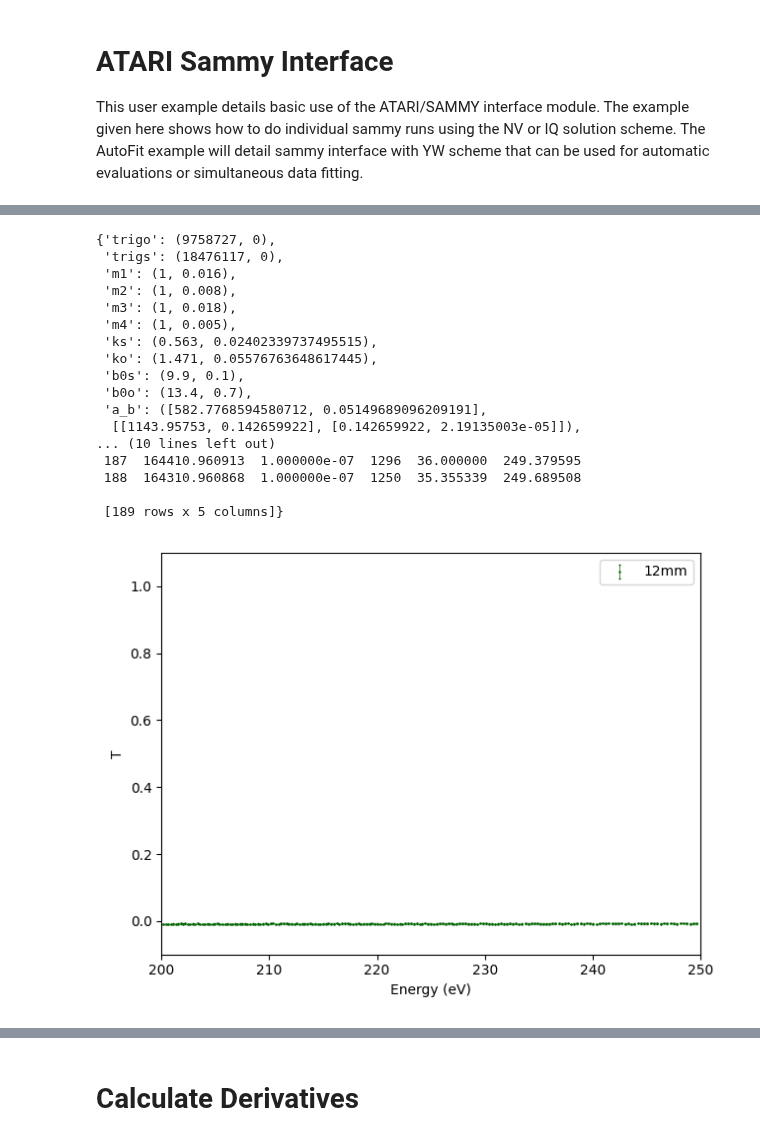
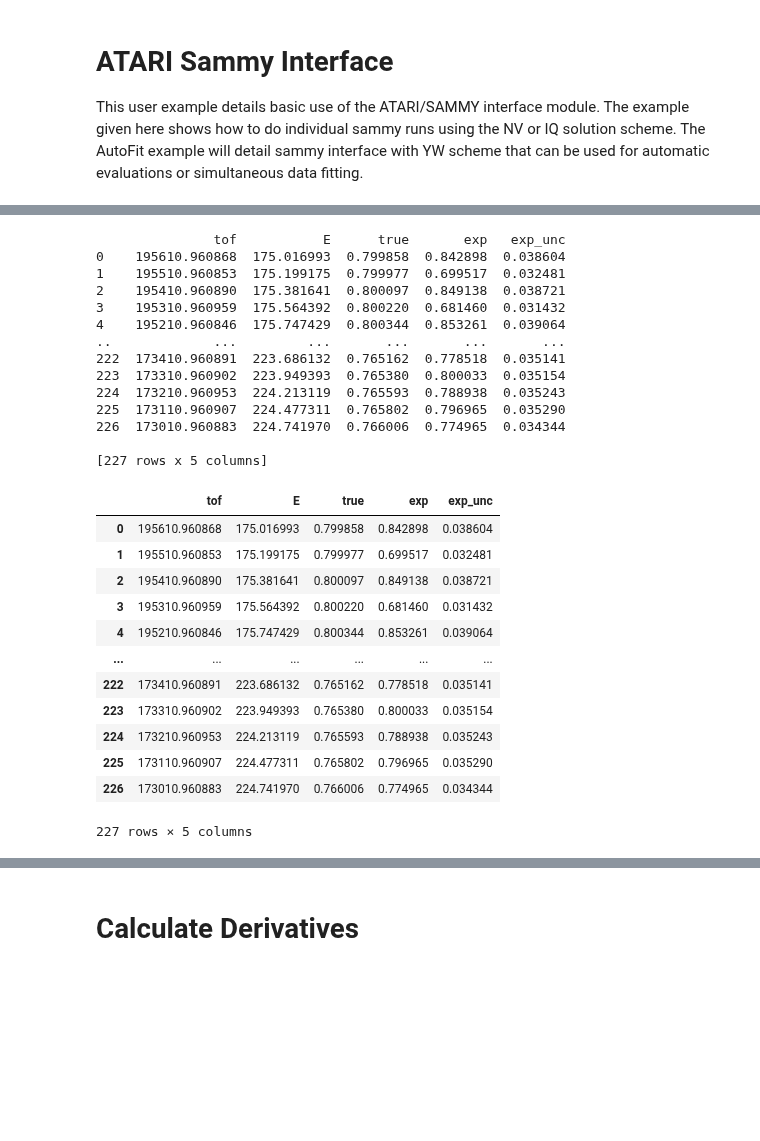
Before and after one commit to Naww137/ATARI, a Jupyter notebook: examples/Sammy_derivatives.ipynb, the cells around one changed output, grey strips where cells are left out. Drawn from its saved outputs; the diff is of its cells as text; code cells hidden in the pictures; blank space fills up the shorter version.

```diff
--- a/examples/Sammy_derivatives.ipynb
+++ b/examples/Sammy_derivatives.ipynb
@@ -55,59 +83,58 @@ exp_model_T.template = os.path.realpath('template_T.inp')
 # %%
 ### Generate syndat from measurement models
 from ATARI.ModelData.measurement_models.transmission_rpi import Transmission_RPI
 from ATARI.syndat.control import Syndat_Model, syndatOPT
 
 
 generative = Transmission_RPI()
 reductive = Transmission_RPI()
 
-synOPT = syndatOPT(calculate_covariance=True, explicit_covariance=True)
+synOPT = syndatOPT(sampleRES=False, calculate_covariance=True, explicit_covariance=True, )
 
 synT = Syndat_Model(
               exp_model_T,
               generative,
               reductive,
               synOPT)
 ## need to test syndat covariance generation with different tof ordering !!!
 
 synT.sample(Ta_pair,
             sammyRTO=rto,
             num_samples=1)
+
+datasample = synT.samples[0]
+print(datasample.pw_reduced)
+data = datasample.pw_reduced
+# data['exp'] = data['true']
+# data['exp_unc'] = 0.000001
+# data['exp_unc'] = 0.00001
+
+data
+# %% [output]
+               tof           E      true       exp   exp_unc
+0    195610.960868  175.016993  0.799858  0.842898  0.038604
+1    195510.960853  175.199175  0.799977  0.699517  0.032481
+2    195410.960890  175.381641  0.800097  0.849138  0.038721
+3    195310.960959  175.564392  0.800220  0.681460  0.031432
+4    195210.960846  175.747429  0.800344  0.853261  0.039064
+..             ...         ...       ...       ...       ...
+222  173410.960891  223.686132  0.765162  0.778518  0.035141
+223  173310.960902  223.949393  0.765380  0.800033  0.035154
+224  173210.960953  224.213119  0.765593  0.788938  0.035243
+225  173110.960907  224.477311  0.765802  0.796965  0.035290
+226  173010.960883  224.741970  0.766006  0.774965  0.034344
+
+[227 rows x 5 columns]
+|  | tof | E | true | exp | exp_unc |
+| 0 | 195610.960868 | 175.016993 | 0.799858 | 0.842898 | 0.038604 |
+| 1 | 195510.960853 | 175.199175 | 0.799977 | 0.699517 | 0.032481 |
+| 2 | 195410.960890 | 175.381641 | 0.800097 | 0.849138 | 0.038721 |
+| 3 | 195310.960959 | 175.564392 | 0.800220 | 0.681460 | 0.031432 |
+| 4 | 195210.960846 | 175.747429 | 0.800344 | 0.853261 | 0.039064 |
+| ... | ... | ... | ... | ... | ... |
+| 222 | 173410.960891 | 223.686132 | 0.765162 | 0.778518 | 0.035141 |
+| 223 | 173310.960902 | 223.949393 | 0.765380 | 0.800033 | 0.035154 |
+| 224 | 173210.960953 | 224.213119 | 0.765593 | 0.788938 | 0.035243 |
+| 225 | 173110.960907 | 224.477311 | 0.765802 | 0.796965 | 0.035290 |
+| 226 | 173010.960883 | 224.741970 | 0.766006 | 0.774965 | 0.034344 |
+227 rows × 5 columns
-# %%
-vars(generative.model_parameters)
-# %% [output]
-{'trigo': (9758727, 0),
- 'trigs': (18476117, 0),
- 'm1': (1, 0.016),
- 'm2': (1, 0.008),
- 'm3': (1, 0.018),
- 'm4': (1, 0.005),
- 'ks': (0.563, 0.02402339737495515),
- 'ko': (1.471, 0.05576763648617445),
- 'b0s': (9.9, 0.1),
- 'b0o': (13.4, 0.7),
- 'a_b': ([582.7768594580712, 0.05149689096209191],
-  [[1143.95753, 0.142659922], [0.142659922, 2.19135003e-05]]),
-... (10 lines left out)
- 187  164410.960913  1.000000e-07  1296  36.000000  249.379595
- 188  164310.960868  1.000000e-07  1250  35.355339  249.689508
-
- [189 rows x 5 columns]}
-# %%
-datasample = synT.samples[0]
-data = datasample.pw_reduced
-
-
-figure()
-errorbar(data.E, data.exp, yerr=data.exp_unc, zorder=0,
-                                        fmt='.', color='darkgreen', linewidth=0.5, markersize=1.5, capsize=1, label='12mm')
-plot(data.E, data.true)
-ylabel("T")
-
-xlim([200,250])
-ylim([-0.1,1.1])
-legend()
-xlabel('Energy (eV)')
-tight_layout()
-# %% [output]
-[figure, removed]
```
Also changed, not shown: parts of 10 cells of this notebook, 9 other files.
